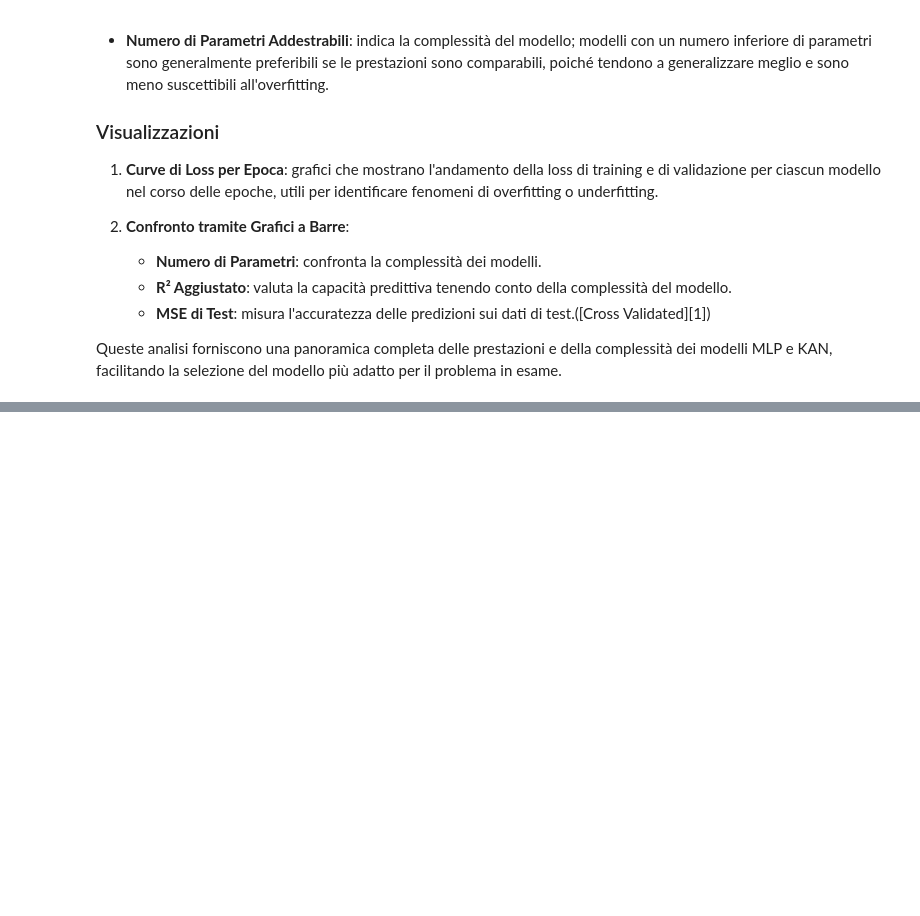
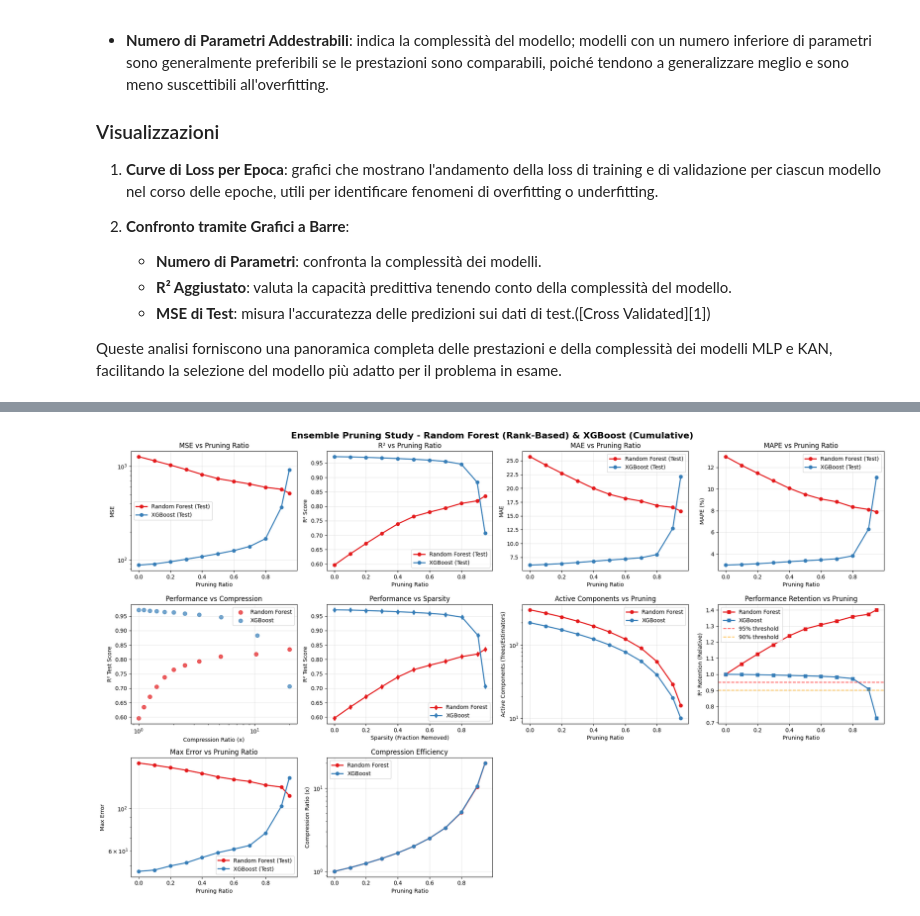
Before and after one commit to mtomas03/Thesis, a Jupyter notebook: Model_Training/car_emissions.ipynb, the cells around one changed output, grey strips where cells are left out. Drawn from its saved outputs; the diff is of its cells as text; code cells hidden in the pictures; blank space fills up the shorter version.

```diff
--- a/Model_Training/car_emissions.ipynb
+++ b/Model_Training/car_emissions.ipynb
@@ -1376,0 +1348,10 @@ Fold 5 - Params: {'subsample': 0.9, 'reg_lambda': 5.0, 'reg_alpha': 2.0, 'random
+# %%
+print("\nRandom Forest Results:")
+rf_results = nested_random_search_sklearn(build_random_forest, rf_param_dist, X_train_enc, y_train, n_iter=32)
+for i, (model_p, _, loss) in enumerate(rf_results):
+    print(f"Fold {i+1} - Params: {model_p}, Test MSE: {loss:.4f}")
+
+print("\nXGBoost Results:")
+xgb_results = nested_random_search_sklearn(build_xgboost, xgb_param_dist, X_train_enc, y_train, n_iter=677)
+for i, (model_p, _, loss) in enumerate(xgb_results):
+    print(f"Fold {i+1} - Params: {model_p}, Test MSE: {loss:.4f}")
@@ -1591,8 +1586,8 @@ rf_model = build_random_forest(**best_rf_params)
 xgb_model = build_xgboost(**best_xgb_params)
 
 # Addestramento dei modelli sklearn
-rf_model.fit(X_train_enc, y_train)
-xgb_model.fit(X_train_enc, y_train)
+rf_model.fit(X_train_enc.values, y_train.values)
+xgb_model.fit(X_train_enc.values, y_train.values)
 
 
 # Preparazione dei loaders per i modelli neurali
@@ -2560,0 +3011,66 @@ Pruning results:
+# %%
+print("ENSEMBLE PRUNING ABLATION STUDY")
+print("Random Forest: Rank-Based Pruning | XGBoost: Cumulative Pruning")
+print("="*100)
+
+# Initialize ensemble pruning study
+ensemble_study = EnsemblePruningAblationStudy()
+
+# Define pruning ratios
+pruning_ratios_ensemble = [0.0, 0.1, 0.2, 0.3, 0.4, 0.5, 0.6, 0.7, 0.8, 0.9, 0.95]
+
+# Create validation split for pruning decisions
+X_train_pruning, X_val_pruning, y_train_pruning, y_val_pruning = train_test_split(
+    X_train_enc.values, y_train.values, test_size=0.2, random_state=42
+)
+
+X_train_enc_np = X_train_enc.values
+y_train_np = y_train.values
+X_test_enc_np = X_test_enc.values
+y_test_np = y_test.values
+
+if 'rf_model' in locals() or 'rf_model' in globals():
+    print("Found Random Forest model - Running Rank-Based pruning study...")
+    ensemble_study.run_ensemble_pruning_study(
+        model=rf_model,
+        model_name='Random Forest',
+        X_train=X_train_enc_np,
+        y_train=y_train_np,
+        X_test=X_test_enc_np,
+        y_test=y_test_np,
+        X_val=X_val_pruning,
+        y_val=y_val_pruning,
+        pruning_ratios=pruning_ratios_ensemble
+    )
+else:
+    print("Random Forest model not found. Please ensure 'rf_model' is available.")
+
+# Run XGBoost pruning study
+if 'xgb_model' in locals() or 'xgb_model' in globals():
+    print("Found XGBoost model - Running Cumulative pruning study...")
+    ensemble_study.run_ensemble_pruning_study(
+        model=xgb_model,
+        model_name='XGBoost',
+        X_train=X_train_enc_np,
+        y_train=y_train_np,
+        X_test=X_test_enc_np,
+        y_test=y_test_np,
+        X_val=X_val_pruning,
+        y_val=y_val_pruning,
+        pruning_ratios=pruning_ratios_ensemble
+    )
+else:
+    print("XGBoost model not found. Please ensure 'xgb_model' is available.")
+
+# Plot results
+ensemble_study.plot_ensemble_pruning_results()
+
+# Generate detailed report
+ensemble_study.generate_ensemble_pruning_report()
+
+# Return results DataFrame for further analysis
+ensemble_results_df = pd.DataFrame(ensemble_study.ensemble_results)
+print(f"\nEnsemble pruning results saved with {len(ensemble_results_df)} entries")
+print("\nPruning results:")
+display(ensemble_results_df)
+# %% [output]
@@ -2560,0 +3094 @@ Pruning results:
+[figure, added]
```
Also changed, not shown: parts of 27 cells of this notebook.
